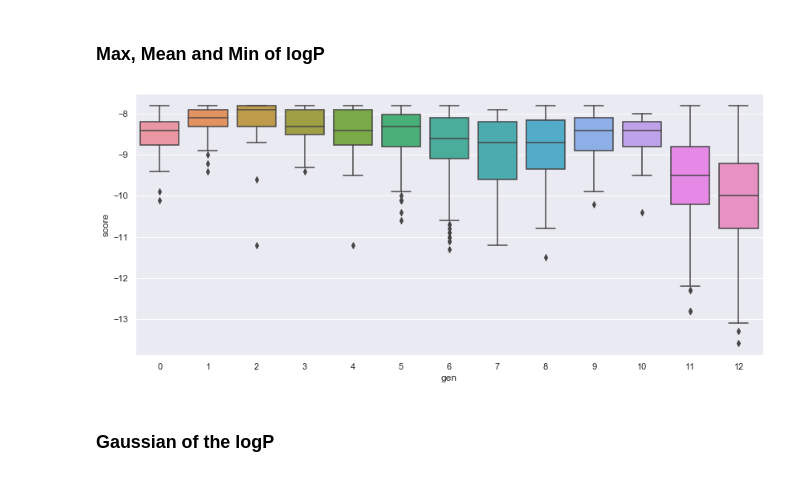
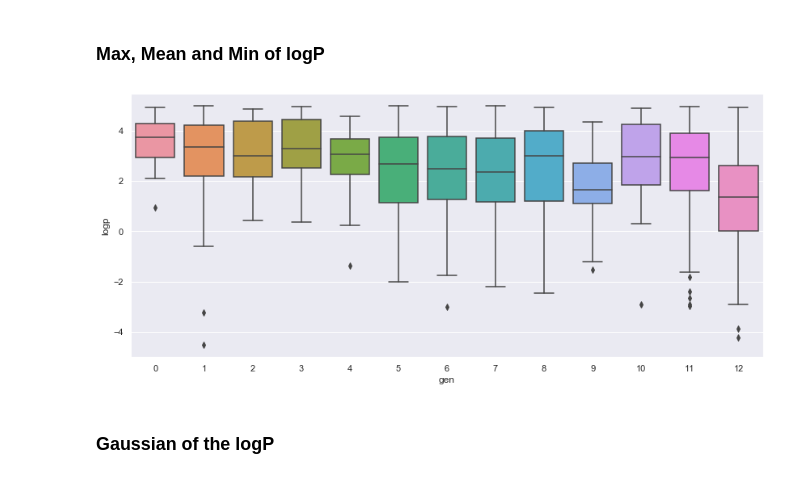
Before and after one commit to forkwell-io/fch-drug-discovery, a Jupyter notebook: Final Results.ipynb, the cells around one changed output. Saved outputs shown, nothing was run; the diff lists cells and outputs as text; code cells hidden in the pictures.

```diff
--- a/Final Results.ipynb
+++ b/Final Results.ipynb
@@ -379,16 +379,16 @@ plt.savefig('img/box_plot_score.svg',dpi=300)
 # %%
 # Set the width and height of the figure
 plt.figure(figsize=(14,6))
 
-sns.boxplot(x="gen", y="score", data=final_joined)
+sns.boxplot(x="gen", y="logp", data=final_joined)
 
 # Add label for horizontal axis
 plt.xlabel("gen")
 
 sns.set()
 plt.savefig('img/box_plot_logp.svg',dpi=300)
 # %% [output]
-[figure, old version]
+[figure, new version]
 # %% [markdown]
 ### Gaussian of the logP
 # %%
```
Also changed, not shown: 2 other files.
